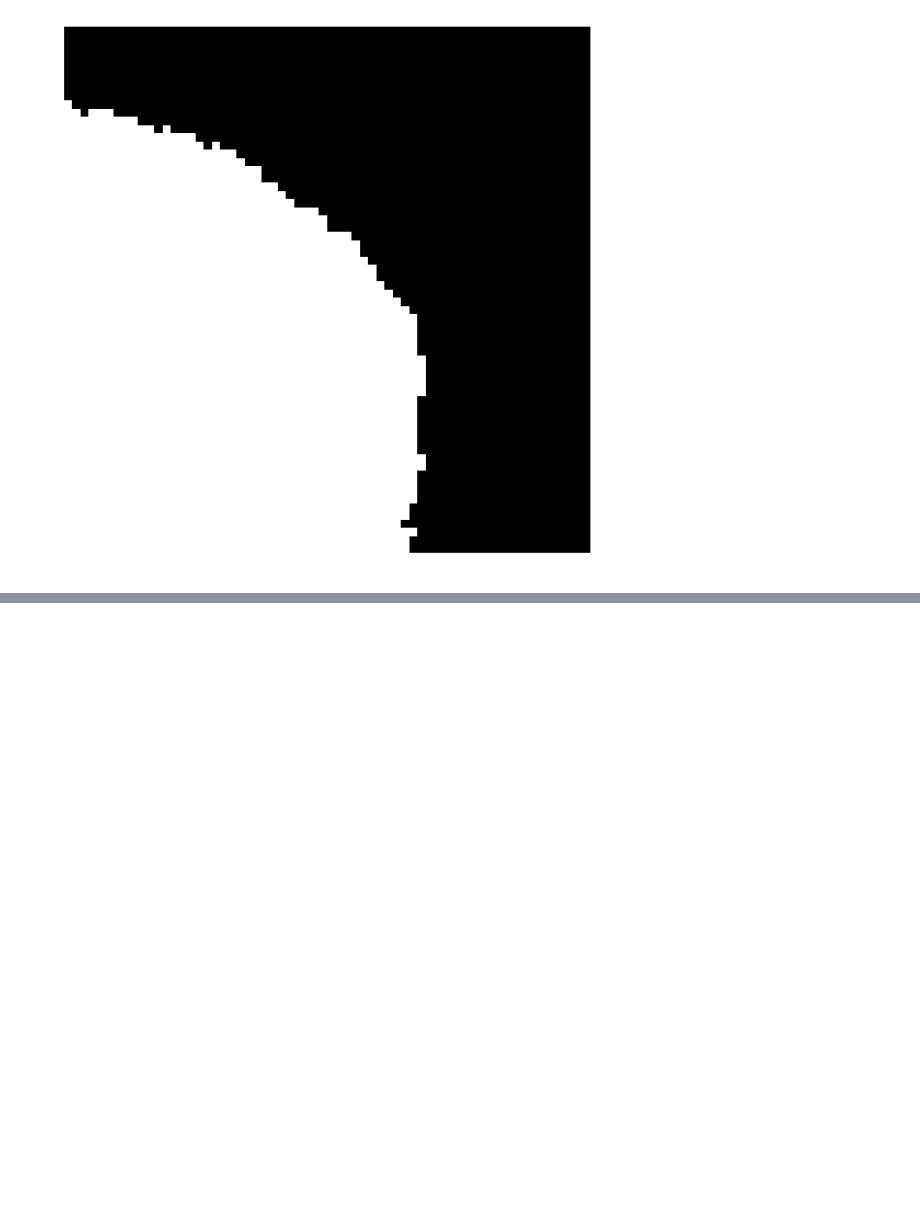
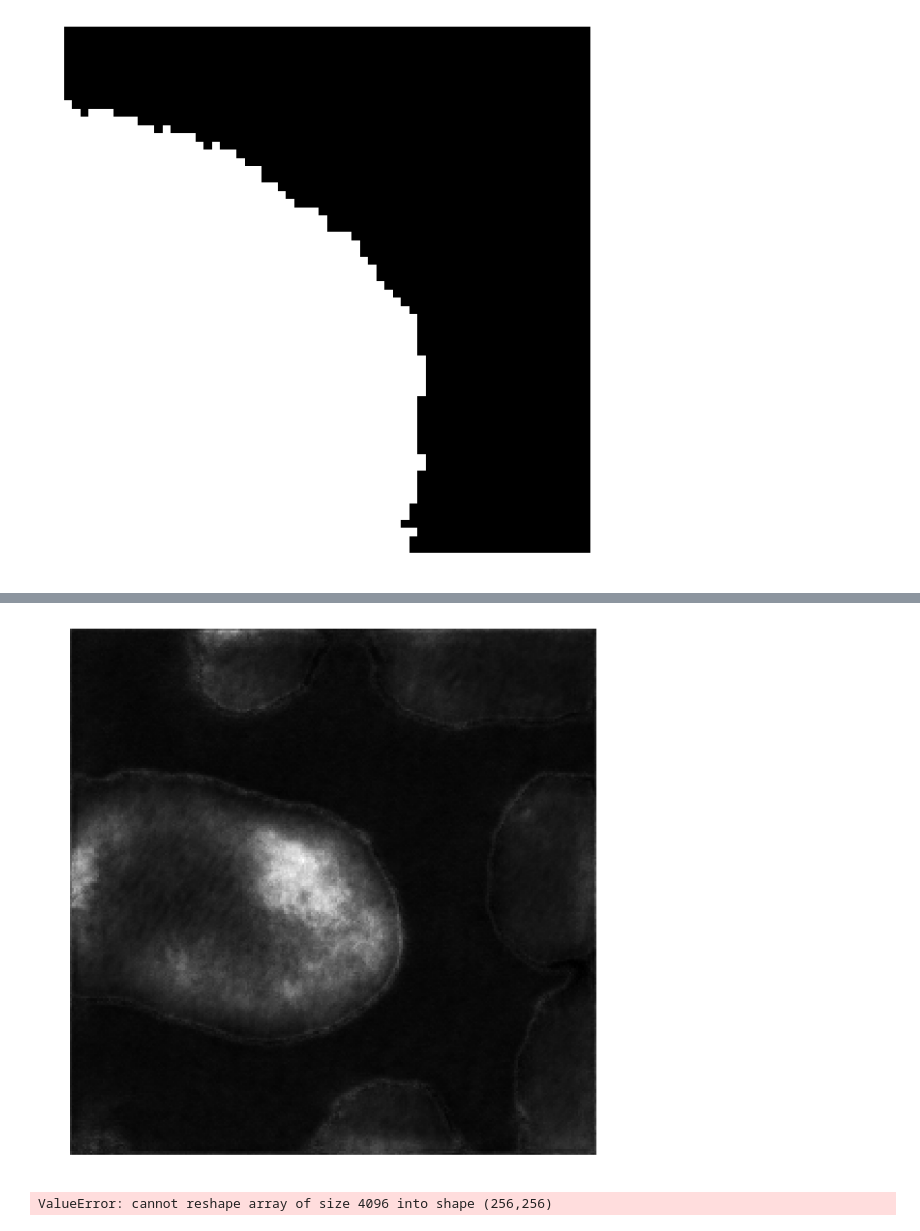
Before and after one commit to sbarton272/particleRecognition, a Jupyter notebook: classfier_builds/CNN_Build_2.ipynb, the cells around one changed output, grey strips where cells are left out. Drawn from its saved outputs; the diff is of its cells as text; code cells hidden in the pictures; blank space fills up the shorter version.

```diff
--- a/classfier_builds/CNN_Build_2.ipynb
+++ b/classfier_builds/CNN_Build_2.ipynb
@@ -466,0 +705,40 @@ imm(thres_img)
+# %%
+directory = open('path_to_datafolder.txt','r').readlines()[0].strip('\n')
+
+image_files = glob(directory+'/med_sliced_images2/*.png')
+mask_files = glob(directory + '/med_sliced_labels2/*.png')
+
+split = int(len(image_files)*0.75)
+trainX = []
+for file in image_files[:split]:
+    img = io.imread(file,as_grey=True)
+    img = img.reshape(img.shape + (1,)).astype('float32')
+#     img = np.swapaxes(np.swapaxes(img,0,2),1,2)
+    trainX.append(np.copy(img))
+trainX = np.asanyarray(trainX)
+
+trainY = []
+for file in mask_files[:split]:
+    img = io.imread(file,as_grey=True)
+    img = img.reshape(img.shape+ (1,)).astype('float32')
+#     img = np.swapaxes(np.swapaxes(img,0,2),1,2)
+    trainY.append(np.copy(img))
+trainY = np.asanyarray(trainY)
+
+testX = []
+for file in image_files[split:]:
+    img = io.imread(file,as_grey=True)
+    img = img.reshape(img.shape + (1,)).astype('float32')
+#     img = np.swapaxes(np.swapaxes(img,0,2),1,2)
+    testX.append(np.copy(img))
+testX = np.asanyarray(testX)
+
+testY = []
+for file in mask_files[split:]:
+    img = io.imread(file,as_grey=True)
+    img = img.reshape(img.shape + (1,)).astype('float32')
+#     img = np.swapaxes(np.swapaxes(img,0,2),1,2)
+    testY.append(np.copy(img))
+testY = np.asanyarray(testY)
+
+print(trainX.shape)
@@ -466,0 +872,2 @@ imm(thres_img)
+# %%
+predicted_masks = model.predict(testX[:100],batch_size=1,verbose=1)
@@ -466,0 +876,8 @@ imm(thres_img)
+# %%
+imm(predicted_masks[9,:,:,:].reshape([256,256]))
+# %% [output]
+[figure, added]
+# %%
+imm(testY[9,:,:,:].reshape([256,256]))
+# %% [output]
+ValueError: cannot reshape array of size 4096 into shape (256,256)
```
Also changed, not shown: parts of 78 cells of this notebook, 7 other files.
